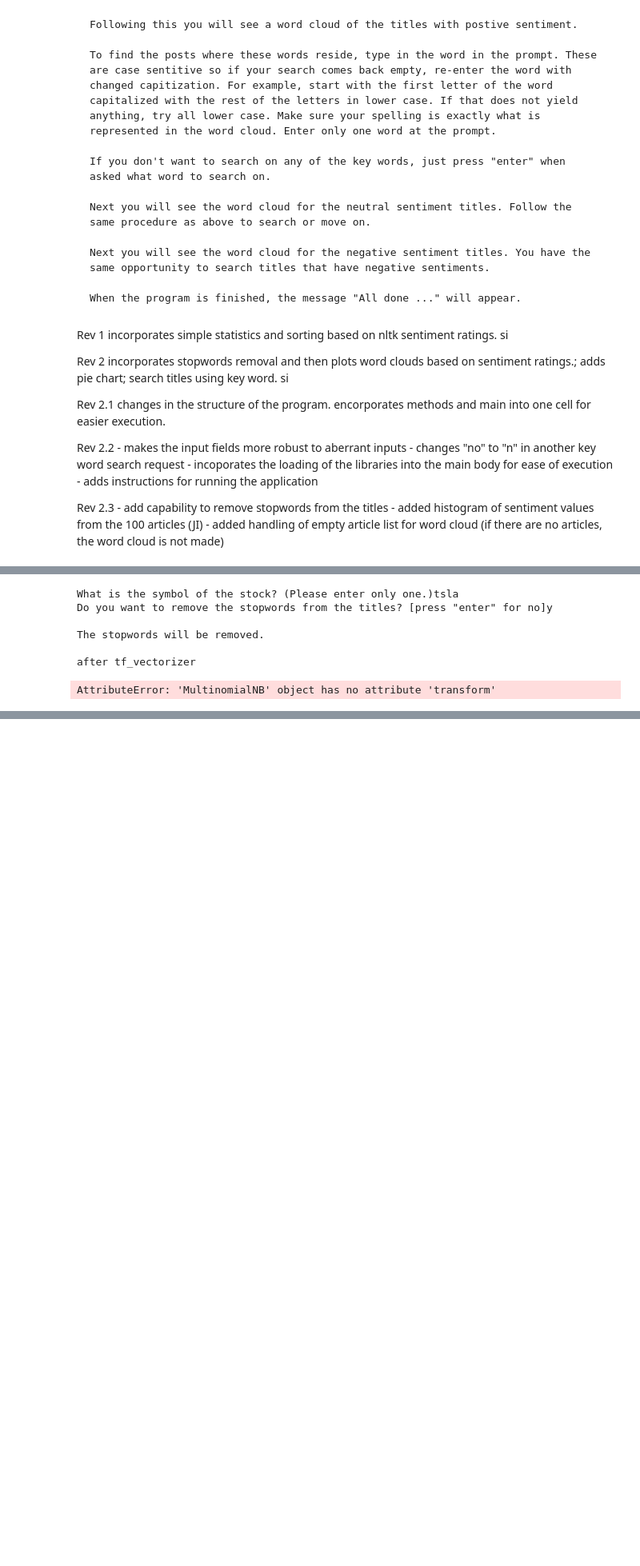
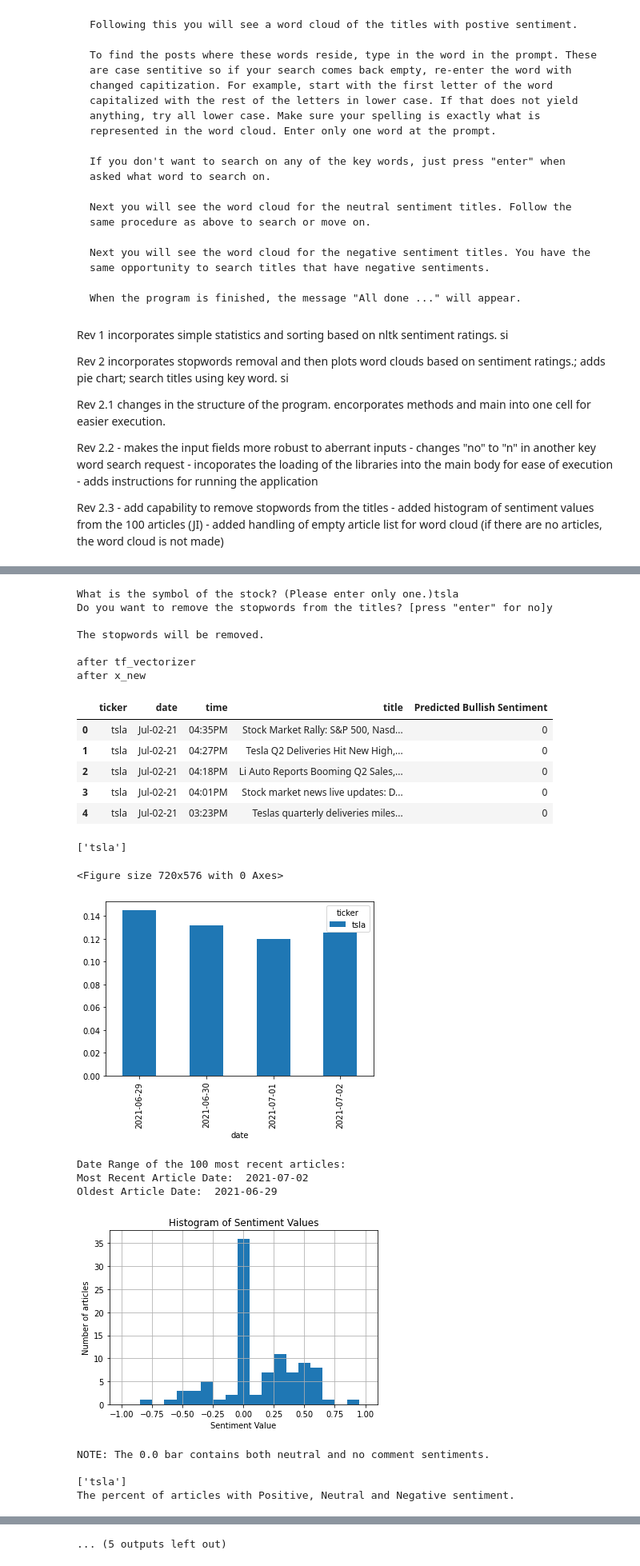
Before and after one commit to pstrito/rfcFinviz, a Jupyter notebook: Sentiment Analysis finviz rfc Rev 2.3.ipynb, the cells around one changed output, grey strips where cells are left out. Shown at 80% size. Cells and saved outputs as stored; diff of their text form; code cells hidden in the pictures; blank space fills up the shorter version.

Commit message:
1st pass rfc model incorp

```diff
--- a/Sentiment Analysis finviz rfc Rev 2.3.ipynb
+++ b/Sentiment Analysis finviz rfc Rev 2.3.ipynb
@@ -347,27 +347,32 @@ if sw_answer == 'yes':
 #### PERFORMS THE RANDOM FOREST CLASSIFIER SENTIMENT ANALYSIS.
 
 # Loads RFC model
-RFC_model = 'rfc_optimized_5-22 and 6-01 tech search stocktwits-Copy1 Model-Copy1.sav'
-RFC_loaded_model = pickle.load(open(RFC_model, 'rb')) #The saved RFC model is loaded
 
+MNB_ModelFileToLoad = '5-22 and 6-01 tech search stocktwits-Copy1 MNB Model-Copy1.sav'
+MNB_VocabFileToLoad = '5-22 and 6-01 tech search stocktwits-Copy1 MNB Vocab-Copy1.sav'
 
-RFC_vocab = 'rfc_optimized_5-22 and 6-01 tech search stocktwits-Copy1 Vocab-Copy1.sav'
-RFC_loaded_vocab = pickle.load(open(RFC_vocab, 'rb')) #The saved RFC vocab is loaded
+RFC_ModelFileToLoad = '5-22 and 6-01 tech search stocktwits-Copy1 RFC Model-Copy1.sav'
+RFC_VocabFileToLoad = '5-22 and 6-01 tech search stocktwits-Copy1 MNB Vocab-Copy1.sav'
 
+MNB_loaded_model = pickle.load(open(MNB_ModelFileToLoad, 'rb')) #The saved MNB model is loaded
+MNB_loaded_vocab = pickle.load(open(MNB_VocabFileToLoad, 'rb')) #The saved MNB vocab is loaded
+
+RFC_loaded_model = pickle.load(open(RFC_ModelFileToLoad, 'rb')) #The saved RFC model is loaded
+RFC_loaded_vocab = pickle.load(open(RFC_VocabFileToLoad, 'rb')) #The saved RFC vocab is loaded
+
+#tf_vectorizer = MNB_loaded_vocab
 tf_vectorizer = RFC_loaded_vocab
 
-print('after tf_vectorizer')
-
-x_new = tf_vectorizer.transform(dfScrubbed['title'])
-
-print('after x_new')
+X_new = tf_vectorizer.transform(dfScrubbed['title'])
 
 ###############################
 # RFC MODEL
 ###############################
 RFC_Y_pred = RFC_loaded_model.predict(X_new) #Runs RFC model on the new data set
 df4 = pd.DataFrame(RFC_Y_pred, columns = ['Predicted Bullish Sentiment']) #creates a new df4 from the Y-Pred array
-RFC_dfPred = df2.join(df4) #joins the df2 and df4 dataframes togther
+
+#RFC_dfPred = df2.join(df4) #joins the df2 and df4 dataframes togther
+RFC_dfPred = dfScrubbed.join(df4) #joins the df2 and df4 dataframes togther
 
 display(RFC_dfPred.head())
 
@@ -380,10 +385,6 @@ if sw_answer == 'yes': #uses dfScrubbed to generate sentiment values if uses sai
     df['compound'] = dfScrubbed['title'].apply(f) # uses the scrubbed title data to generate the sentiment score and places the result back into the non-scrubbed df
 else:
     df['compound'] = df['title'].apply(f) # does not uses the scrubbed titles to produce the sentiment values
-
-
-#print(df.head()) # commented out by si
-#print(len(df)) # commented out by si
 
 #### PLOTS SENTIMENT VALUES AS A FUNCTION OF DATES
 df ['date'] = pd.to_datetime(df.date).dt.date
@@ -551,8 +552,25 @@ print('All done ...')
 [nltk_data]   Package stopwords is already up-to-date!
 What is the symbol of the stock? (Please enter only one.)tsla
 Do you want to remove the stopwords from the titles? [press "enter" for no]y
 
 The stopwords will be removed.
 
 after tf_vectorizer
+after x_new
+|  | ticker | date | time | title | Predicted Bullish Sentiment |
+| 0 | tsla | Jul-02-21 | 04:35PM | Stock Market Rally: S&P 500, Nasd... | 0 |
+| 1 | tsla | Jul-02-21 | 04:27PM | Tesla Q2 Deliveries Hit New High,... | 0 |
+| 2 | tsla | Jul-02-21 | 04:18PM | Li Auto Reports Booming Q2 Sales,... | 0 |
+| 3 | tsla | Jul-02-21 | 04:01PM | Stock market news live updates: D... | 0 |
+| 4 | tsla | Jul-02-21 | 03:23PM | Teslas quarterly deliveries miles... | 0 |
-AttributeError: 'MultinomialNB' object has no attribute 'transform'
+['tsla']
+<Figure size 720x576 with 0 Axes>
+[figure, added]
+Date Range of the 100 most recent articles:
+Most Recent Article Date:  2021-07-02
+Oldest Article Date:  2021-06-29
+[figure, added]
+NOTE: The 0.0 bar contains both neutral and no comment sentiments.
+
+['tsla']
+The percent of articles with Positive, Neutral and Negative sentiment.
@@ -558,0 +583 @@ AttributeError: 'MultinomialNB' object has no attribute 'transform'
+... (5 outputs left out)
```
Also changed, not shown: parts of 5 cells of this notebook.
